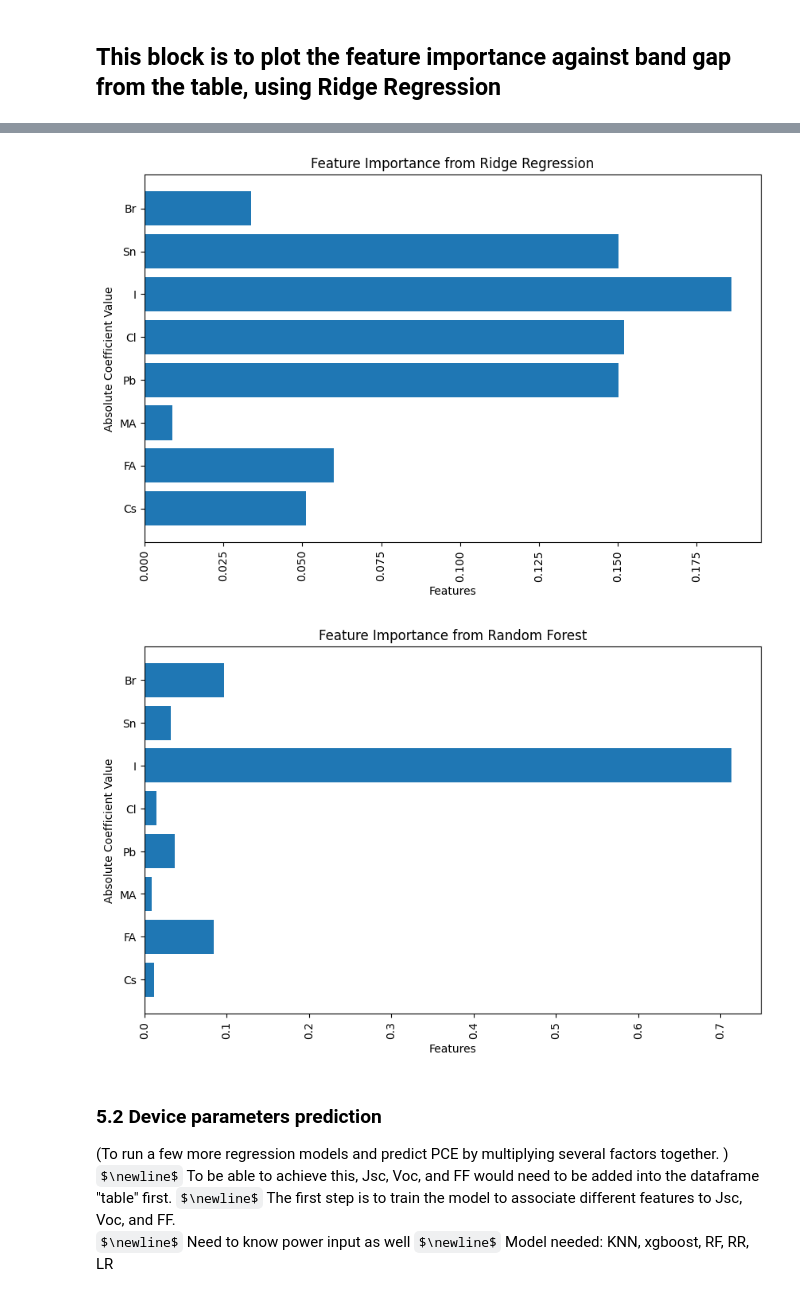
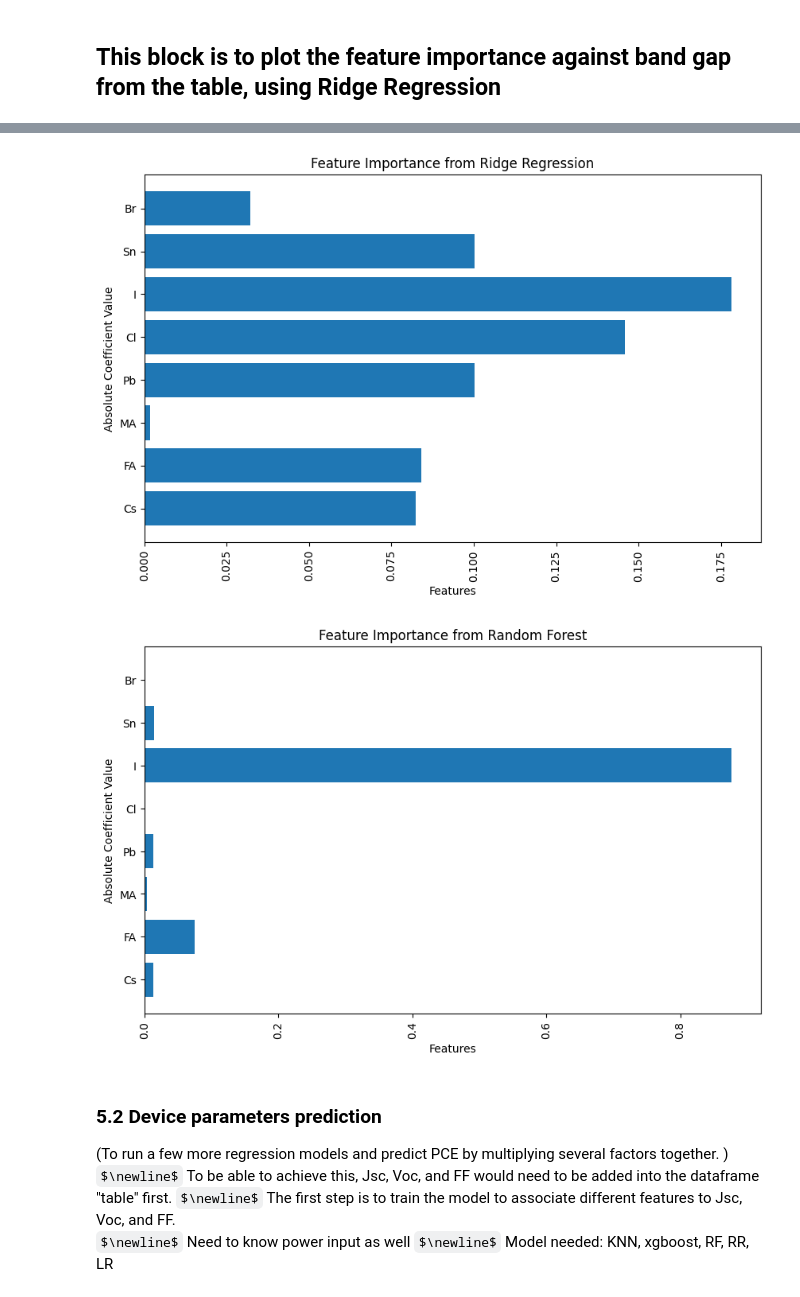
Before and after one commit to drcgreenland/PerovskiteML_project, a Jupyter notebook: replicating.ipynb, the cells around one changed output, grey strips where cells are left out. Cells and saved outputs as stored; diff of their text form; code cells hidden in the pictures; some formulas as TeX source.

```diff
--- a/replicating.ipynb
+++ b/replicating.ipynb
@@ -189,6 +195,7 @@ array(['(BF4)', '(PF6)', '(SCN)', '0.03', '0.97', 'Br', 'Cl', 'Cs', 'F',
 # %% [markdown]
 Add all the remaining features required in. And one-hot encoding the rest of the required features.
 # %%
+table["Perovskite_composition_long_form"] = database["Perovskite_composition_long_form"]
 table["Perovskite_band_gap"] = database["Perovskite_band_gap"]
 table["JV_default_FF"] = database["JV_default_FF"]
 table["JV_default_Jsc"] = database["JV_default_Jsc"]
@@ -197,5 +204,3 @@ table["JV_default_PCE"] = database["JV_default_PCE"]
 table["Cell_area_measured"] = database["Cell_area_measured"]
 table["JV_light_intensity"] = database["JV_light_intensity"]
 table["Pin (mW)"] = database["JV_light_intensity"] * database["Cell_area_measured"]
-
-table
@@ -228,0 +214,20 @@ table["HTL_Spiro-MeOTAD"] = (database["HTL_stack_sequence"] == "Spiro-MeOTAD").a
+# %%
+def create_one_hot_encoding(database, table, column_name, prefix, top_n=30):
+    # Get frequency counts
+    freq_counts = database[column_name].value_counts()
+
+    # Get top N most frequent values
+    top_values = freq_counts.head(top_n).index
+
+    # Create one-hot encoded columns for each top value
+    for value in top_values:
+        # Create column name with prefix (e.g., 'HTL_Spiro-MeOTAD' or 'ETL_TiO2')
+        new_col_name = f"{prefix}_{value}"
+        # Create the binary column
+        table[new_col_name] = (database[column_name] == value).astype(int)
+
+    return table
+
+table = create_one_hot_encoding(database, table, 'HTL_stack_sequence', 'HTL')
+table = create_one_hot_encoding(database, table, 'ETL_stack_sequence', 'ETL')
+table = create_one_hot_encoding(database, table, 'Backcontact_stack_sequence', 'Backcontact')
@@ -445,50 +453,34 @@ averaged
 # %%
 ions = ["Br","Sn","I","Cl","Pb","MA","FA","Cs"]
 ions.reverse()
 number = []
 
-# def plot_bar_RR(name):                                          # Using Ridge Regression and training the model to plot Fig.4 (a)
-#     x, y = table_datacheck[name].astype(str), table_datacheck["Perovskite_band_gap"].astype(str)
-#     float_regex = r"^[+-]?(\d+(\.\d*)?|\.\d+)$"
-#     MaskX = x.str.contains(float_regex, regex=True, na=False)   # mask will store the information of the filtered row
-#     MaskY = y.str.contains(float_regex, regex=True, na=False)
-#     SuperMask = MaskX & MaskY                                   # combining boolean masks
-#     x = pd.to_numeric(x[SuperMask]).to_frame()                  # "to_frame" -> pd.Series to pd.DataFrame because "ridge.fit" need this format
-#     y = pd.to_numeric(y[SuperMask]).to_frame()
 
-#     x_train, x_test, y_train, y_test = train_test_split(x, y, test_size=0.2, random_state=42)
-#     ridge = Ridge(alpha=1.0)
-#     ridge.fit(x_train, y_train)
-#     coefficients = np.abs(ridge.coef_).flatten()
-#     return coefficients
-
-
-
-x, y = averaged[ions].astype(str), averaged["Perovskite_band_gap"].astype(str)
+x, y = filtered_data[ions].astype(str), filtered_data["Perovskite_band_gap"].astype(str)
 
 x_train, x_test, y_train, y_test = train_test_split(x, y, test_size=0.2, random_state=42)
 ridge = Ridge(alpha=1.0)
 ridge.fit(x_train, y_train)
 
 
 importance = np.abs(ridge.coef_)
 
 # Plot feature importance
 plt.figure(figsize=(10, 6))
 plt.barh(ions, importance)
 plt.xlabel('Features')
 plt.ylabel('Absolute Coefficient Value')
 plt.title('Feature Importance from Ridge Regression')
 plt.xticks(rotation=90)
 plt.show()
 # %% [output]
-[figure, old version]
+[figure, new version]
 # %%
 from sklearn.ensemble import RandomForestRegressor
 from sklearn.metrics import mean_squared_error, r2_score
 
 
-x, y = averaged[ions], averaged["Perovskite_band_gap"]
+x, y = filtered_data[ions], filtered_data["Perovskite_band_gap"]
 x_train, x_test, y_train, y_test = train_test_split(x, y, test_size=0.2, random_state=42)
 randomForestRegressor = RandomForestRegressor(n_estimators=100, random_state=42)
 randomForestRegressor.fit(x_train, y_train)
@@ -503,7 +495,7 @@ plt.title('Feature Importance from Random Forest')
 plt.xticks(rotation=90)
 plt.show()
 # %% [output]
-[figure, old version]
+[figure, new version]
 # %% [markdown]
 ### 5.2 Device parameters prediction
 (To run a few more regression models and predict PCE by multiplying several factors together. )
```
Also changed, not shown: parts of 21 cells of this notebook.
